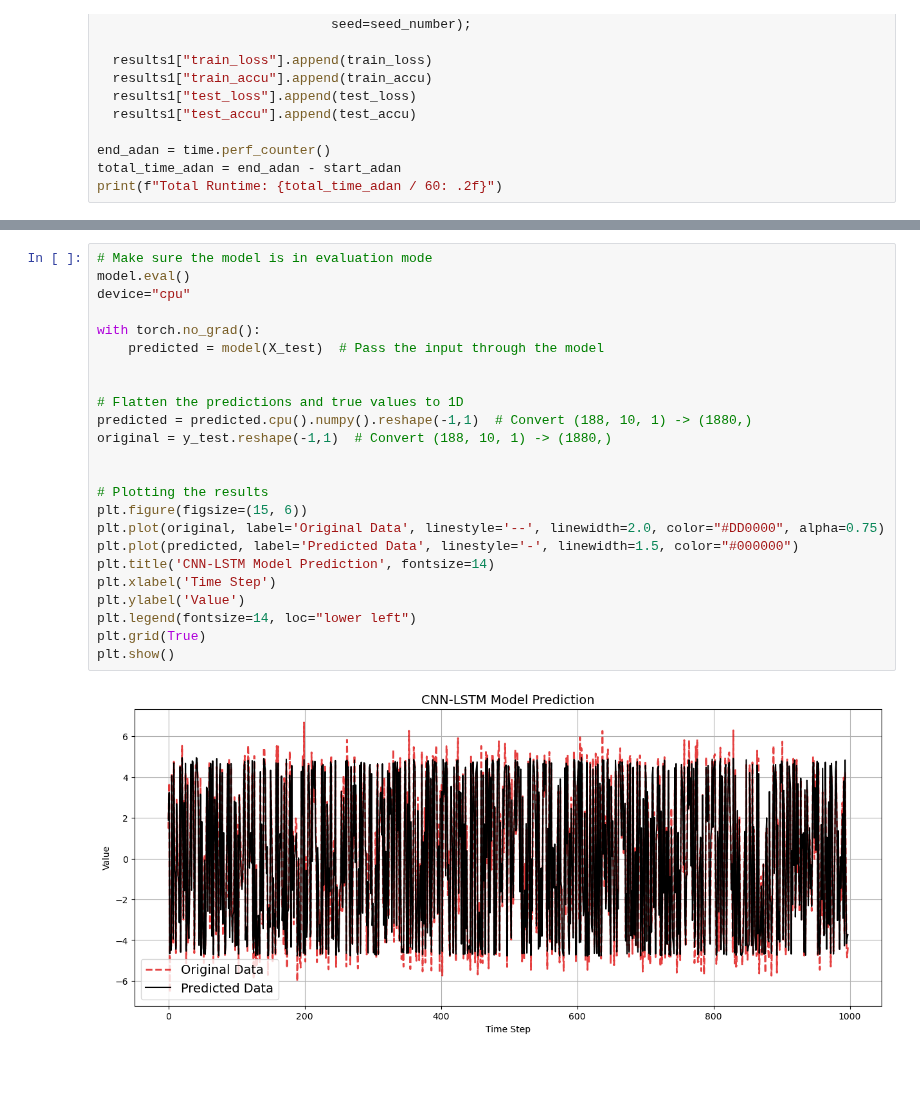
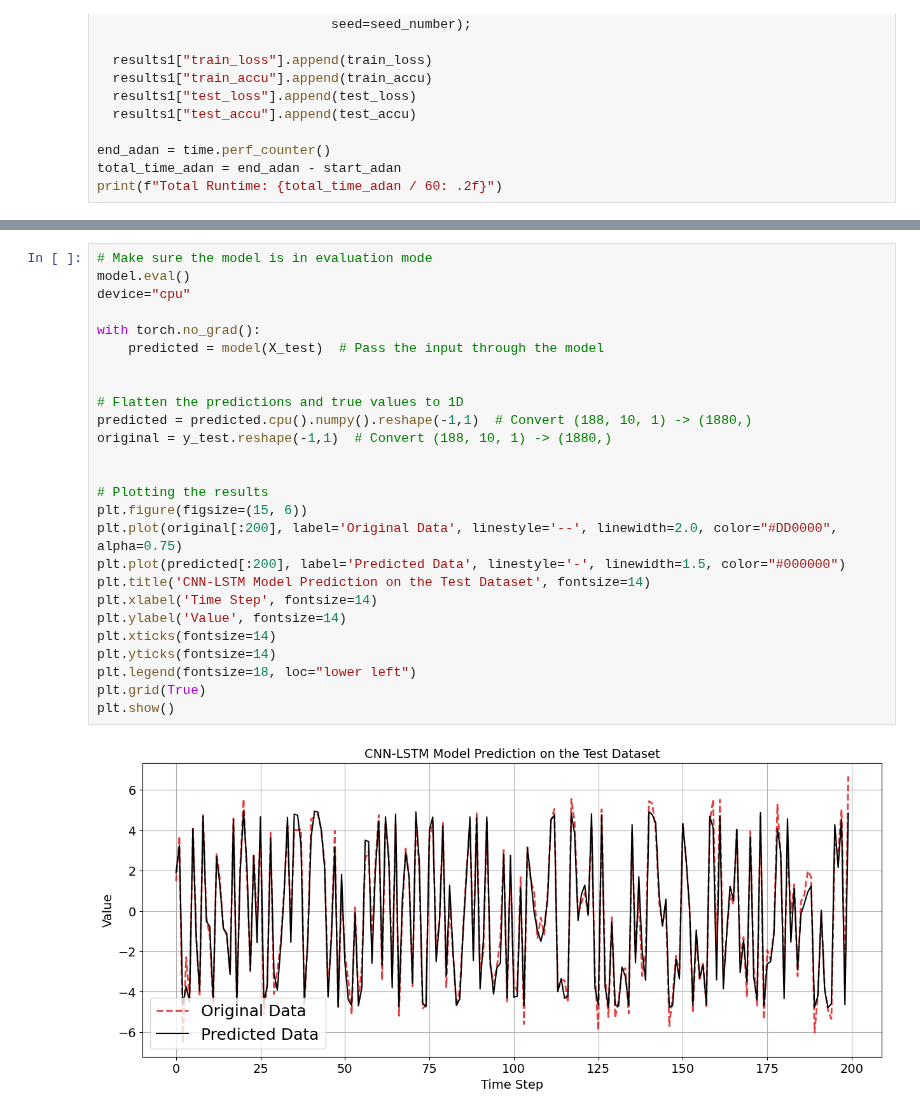
Before and after one commit to Ariestootl/machine_learning, a Jupyter notebook: deep_learning/PyTorch/RNN/CNN-LSTM.ipynb, the cells around one changed output, grey strips where cells are left out. Drawn from its saved outputs; the diff is of its cells as text; blank space fills up the shorter version.

```diff
--- a/deep_learning/PyTorch/RNN/CNN-LSTM.ipynb
+++ b/deep_learning/PyTorch/RNN/CNN-LSTM.ipynb
@@ -946,26 +948,28 @@ plt.show()
 # %%
 # Make sure the model is in evaluation mode
 model.eval()
 device="cpu"
 
 with torch.no_grad():
     predicted = model(X_test)  # Pass the input through the model
 
 
 # Flatten the predictions and true values to 1D
 predicted = predicted.cpu().numpy().reshape(-1,1)  # Convert (188, 10, 1) -> (1880,)
 original = y_test.reshape(-1,1)  # Convert (188, 10, 1) -> (1880,)
 
 
 # Plotting the results
 plt.figure(figsize=(15, 6))
-plt.plot(original, label='Original Data', linestyle='--', linewidth=2.0, color="#DD0000", alpha=0.75)
-plt.plot(predicted, label='Predicted Data', linestyle='-', linewidth=1.5, color="#000000")
-plt.title('CNN-LSTM Model Prediction', fontsize=14)
-plt.xlabel('Time Step')
-plt.ylabel('Value')
-plt.legend(fontsize=14, loc="lower left")
+plt.plot(original[:200], label='Original Data', linestyle='--', linewidth=2.0, color="#DD0000", alpha=0.75)
+plt.plot(predicted[:200], label='Predicted Data', linestyle='-', linewidth=1.5, color="#000000")
+plt.title('CNN-LSTM Model Prediction on the Test Dataset', fontsize=14)
+plt.xlabel('Time Step', fontsize=14)
+plt.ylabel('Value', fontsize=14)
+plt.xticks(fontsize=14)
+plt.yticks(fontsize=14)
+plt.legend(fontsize=18, loc="lower left")
 plt.grid(True)
 plt.show()
 # %% [output]
-[figure, old version]
+[figure, new version]
```
Also changed, not shown: parts of 2 cells of this notebook.
